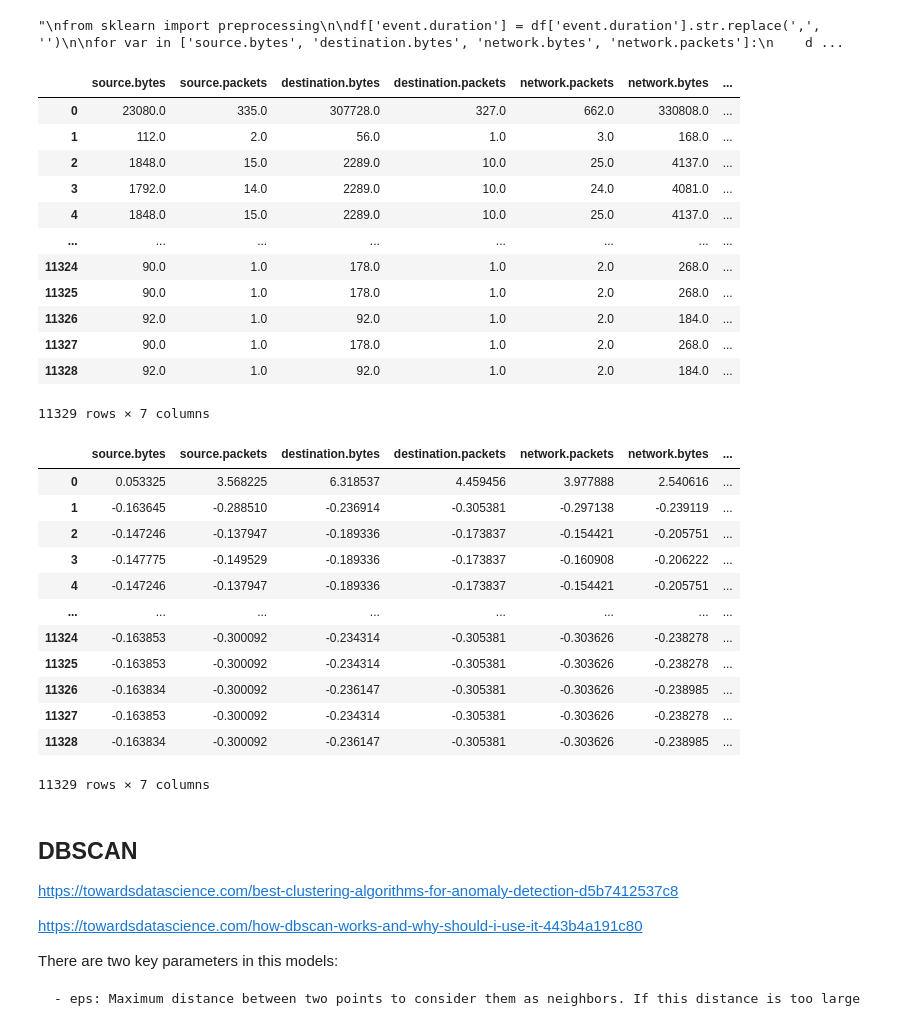
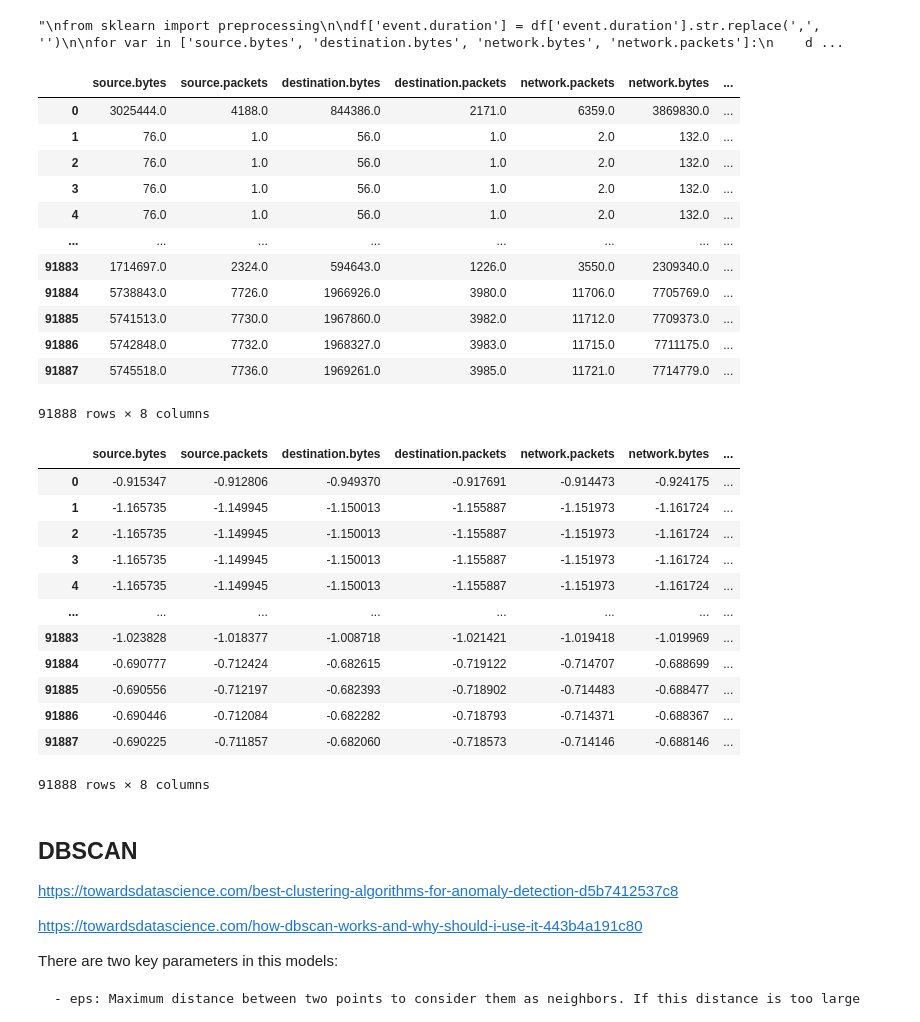
Before and after one commit to xetxezarreta/docker-elk, a Jupyter notebook: sb-ml/clustering/clustering-packetbeat-xabi.ipynb, the cells around one changed output. Drawn from its saved outputs; the diff is of its cells as text; code cells hidden in the pictures.

```diff
--- a/sb-ml/clustering/clustering-packetbeat-xabi.ipynb
+++ b/sb-ml/clustering/clustering-packetbeat-xabi.ipynb
@@ -2,7 +2,7 @@
 import numpy as np
 import pandas as pd
 
-df = pd.read_csv('data/data_packetbeat.csv', low_memory=False)
+df = pd.read_csv('data/data_packetbeat_haritz.csv', low_memory=False)
 df = df.dropna(axis=1, how ='all')
 df = df[['source.bytes', 'source.packets','destination.bytes', 'destination.packets', 'network.packets', 'network.bytes', 'network.transport', 'event.duration']]
 df = df.dropna()
@@ -39,26 +39,30 @@ df
 # %%
 from sklearn import preprocessing
 
-df = df.drop(['network.transport'], axis=1)
+from sklearn import preprocessing
+le = preprocessing.LabelEncoder()
+df['network.transport'] = le.fit_transform(df['network.transport'].values)
+
+#df = df.drop(['network.transport'], axis=1)
 
 for col in df.columns.values:
     df[col] = df[col].astype(str).str.replace(',', '').astype(float)
 
 df
 # %% [output]
 |  | source.bytes | source.packets | destination.bytes | destination.packets | network.packets | network.bytes | ... |
-| 0 | 23080.0 | 335.0 | 307728.0 | 327.0 | 662.0 | 330808.0 | ... |
-| 1 | 112.0 | 2.0 | 56.0 | 1.0 | 3.0 | 168.0 | ... |
-| 2 | 1848.0 | 15.0 | 2289.0 | 10.0 | 25.0 | 4137.0 | ... |
-| 3 | 1792.0 | 14.0 | 2289.0 | 10.0 | 24.0 | 4081.0 | ... |
-| 4 | 1848.0 | 15.0 | 2289.0 | 10.0 | 25.0 | 4137.0 | ... |
+| 0 | 3025444.0 | 4188.0 | 844386.0 | 2171.0 | 6359.0 | 3869830.0 | ... |
+| 1 | 76.0 | 1.0 | 56.0 | 1.0 | 2.0 | 132.0 | ... |
+| 2 | 76.0 | 1.0 | 56.0 | 1.0 | 2.0 | 132.0 | ... |
+| 3 | 76.0 | 1.0 | 56.0 | 1.0 | 2.0 | 132.0 | ... |
+| 4 | 76.0 | 1.0 | 56.0 | 1.0 | 2.0 | 132.0 | ... |
 | ... | ... | ... | ... | ... | ... | ... | ... |
-| 11324 | 90.0 | 1.0 | 178.0 | 1.0 | 2.0 | 268.0 | ... |
-| 11325 | 90.0 | 1.0 | 178.0 | 1.0 | 2.0 | 268.0 | ... |
-| 11326 | 92.0 | 1.0 | 92.0 | 1.0 | 2.0 | 184.0 | ... |
-| 11327 | 90.0 | 1.0 | 178.0 | 1.0 | 2.0 | 268.0 | ... |
-| 11328 | 92.0 | 1.0 | 92.0 | 1.0 | 2.0 | 184.0 | ... |
+| 91883 | 1714697.0 | 2324.0 | 594643.0 | 1226.0 | 3550.0 | 2309340.0 | ... |
+| 91884 | 5738843.0 | 7726.0 | 1966926.0 | 3980.0 | 11706.0 | 7705769.0 | ... |
+| 91885 | 5741513.0 | 7730.0 | 1967860.0 | 3982.0 | 11712.0 | 7709373.0 | ... |
+| 91886 | 5742848.0 | 7732.0 | 1968327.0 | 3983.0 | 11715.0 | 7711175.0 | ... |
+| 91887 | 5745518.0 | 7736.0 | 1969261.0 | 3985.0 | 11721.0 | 7714779.0 | ... |
-11329 rows × 7 columns
+91888 rows × 8 columns
 # %%
 from sklearn.preprocessing import StandardScaler
 
@@ -71,18 +75,18 @@ df_scalled = pd.DataFrame(df_scalled, columns=df_dbscan.columns.values)
 df_scalled
 # %% [output]
 |  | source.bytes | source.packets | destination.bytes | destination.packets | network.packets | network.bytes | ... |
-| 0 | 0.053325 | 3.568225 | 6.318537 | 4.459456 | 3.977888 | 2.540616 | ... |
-| 1 | -0.163645 | -0.288510 | -0.236914 | -0.305381 | -0.297138 | -0.239119 | ... |
-| 2 | -0.147246 | -0.137947 | -0.189336 | -0.173837 | -0.154421 | -0.205751 | ... |
-| 3 | -0.147775 | -0.149529 | -0.189336 | -0.173837 | -0.160908 | -0.206222 | ... |
-| 4 | -0.147246 | -0.137947 | -0.189336 | -0.173837 | -0.154421 | -0.205751 | ... |
+| 0 | -0.915347 | -0.912806 | -0.949370 | -0.917691 | -0.914473 | -0.924175 | ... |
+| 1 | -1.165735 | -1.149945 | -1.150013 | -1.155887 | -1.151973 | -1.161724 | ... |
+| 2 | -1.165735 | -1.149945 | -1.150013 | -1.155887 | -1.151973 | -1.161724 | ... |
+| 3 | -1.165735 | -1.149945 | -1.150013 | -1.155887 | -1.151973 | -1.161724 | ... |
+| 4 | -1.165735 | -1.149945 | -1.150013 | -1.155887 | -1.151973 | -1.161724 | ... |
 | ... | ... | ... | ... | ... | ... | ... | ... |
-| 11324 | -0.163853 | -0.300092 | -0.234314 | -0.305381 | -0.303626 | -0.238278 | ... |
-| 11325 | -0.163853 | -0.300092 | -0.234314 | -0.305381 | -0.303626 | -0.238278 | ... |
-| 11326 | -0.163834 | -0.300092 | -0.236147 | -0.305381 | -0.303626 | -0.238985 | ... |
-| 11327 | -0.163853 | -0.300092 | -0.234314 | -0.305381 | -0.303626 | -0.238278 | ... |
-| 11328 | -0.163834 | -0.300092 | -0.236147 | -0.305381 | -0.303626 | -0.238985 | ... |
+| 91883 | -1.023828 | -1.018377 | -1.008718 | -1.021421 | -1.019418 | -1.019969 | ... |
+| 91884 | -0.690777 | -0.712424 | -0.682615 | -0.719122 | -0.714707 | -0.688699 | ... |
+| 91885 | -0.690556 | -0.712197 | -0.682393 | -0.718902 | -0.714483 | -0.688477 | ... |
+| 91886 | -0.690446 | -0.712084 | -0.682282 | -0.718793 | -0.714371 | -0.688367 | ... |
+| 91887 | -0.690225 | -0.711857 | -0.682060 | -0.718573 | -0.714146 | -0.688146 | ... |
-11329 rows × 7 columns
+91888 rows × 8 columns
 # %% [markdown]
 ## DBSCAN
 https://towardsdatascience.com/best-clustering-algorithms-for-anomaly-detection-d5b7412537c8
```
Also changed, not shown: parts of 5 cells of this notebook, 1 other file.
